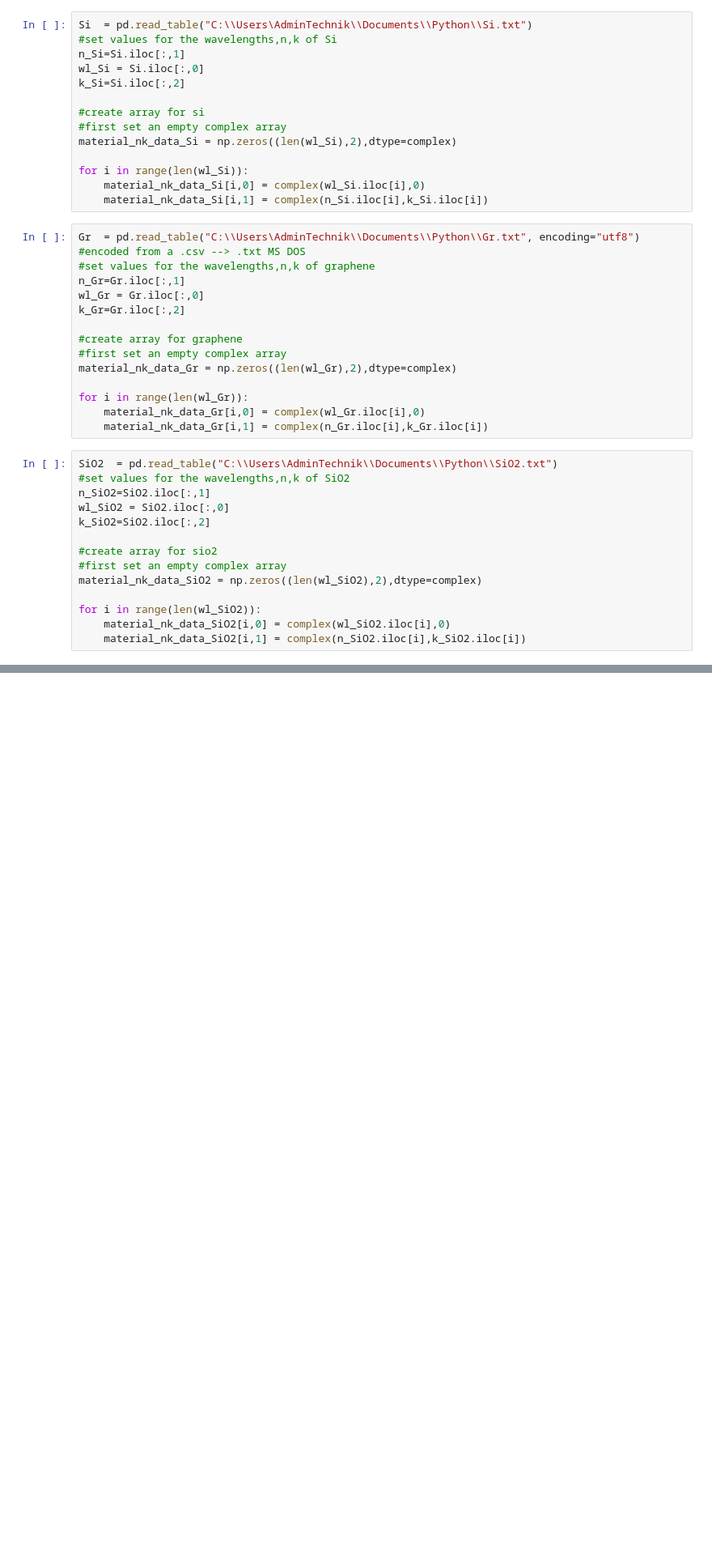
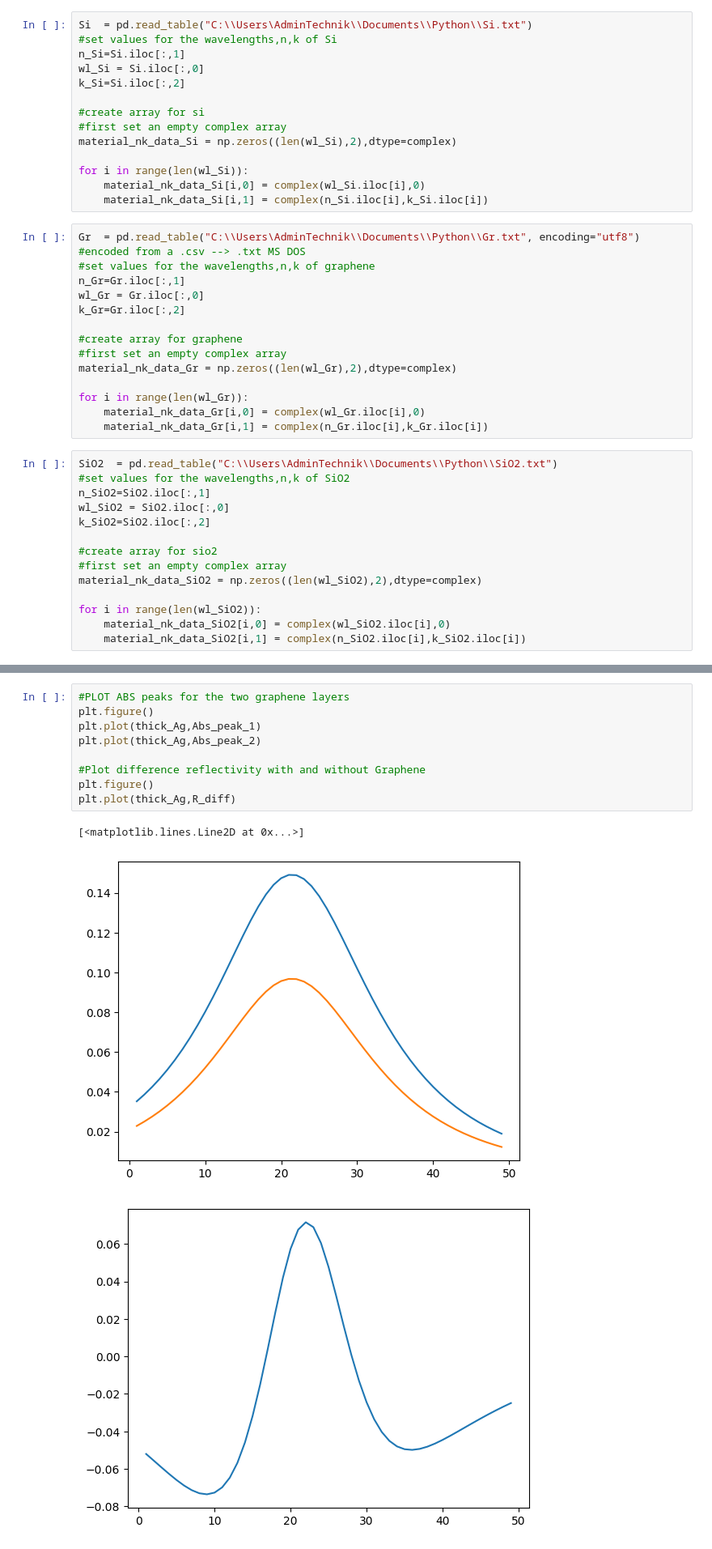
Before and after one commit to Oyofoo/Nanocavity, a Jupyter notebook: TMM_2.ipynb, the cells around one changed output, grey strips where cells are left out. Shown at 81% size. Drawn from its saved outputs; the diff is of its cells as text; blank space fills up the shorter version.

```diff
--- a/TMM_2.ipynb
+++ b/TMM_2.ipynb
@@ -229,3 +397,16 @@ plt.plot(lambda_vac_list,T,'red')
+# %%
+#PLOT ABS peaks for the two graphene layers
+plt.figure()
+plt.plot(thick_Ag,Abs_peak_1)
+plt.plot(thick_Ag,Abs_peak_2)
+
+#Plot difference reflectivity with and without Graphene
+plt.figure()
+plt.plot(thick_Ag,R_diff)
+# %% [output]
+[<matplotlib.lines.Line2D at 0x...>]
+[figure, added]
+[figure, added]
 # %%
 E=np.zeros((len(coh_tmm_data),(len(d_list)-2)), dtype=complex)
 #E=np.zeros((8,750),dtype=complex)
```
Also changed, not shown: parts of 12 cells of this notebook.
